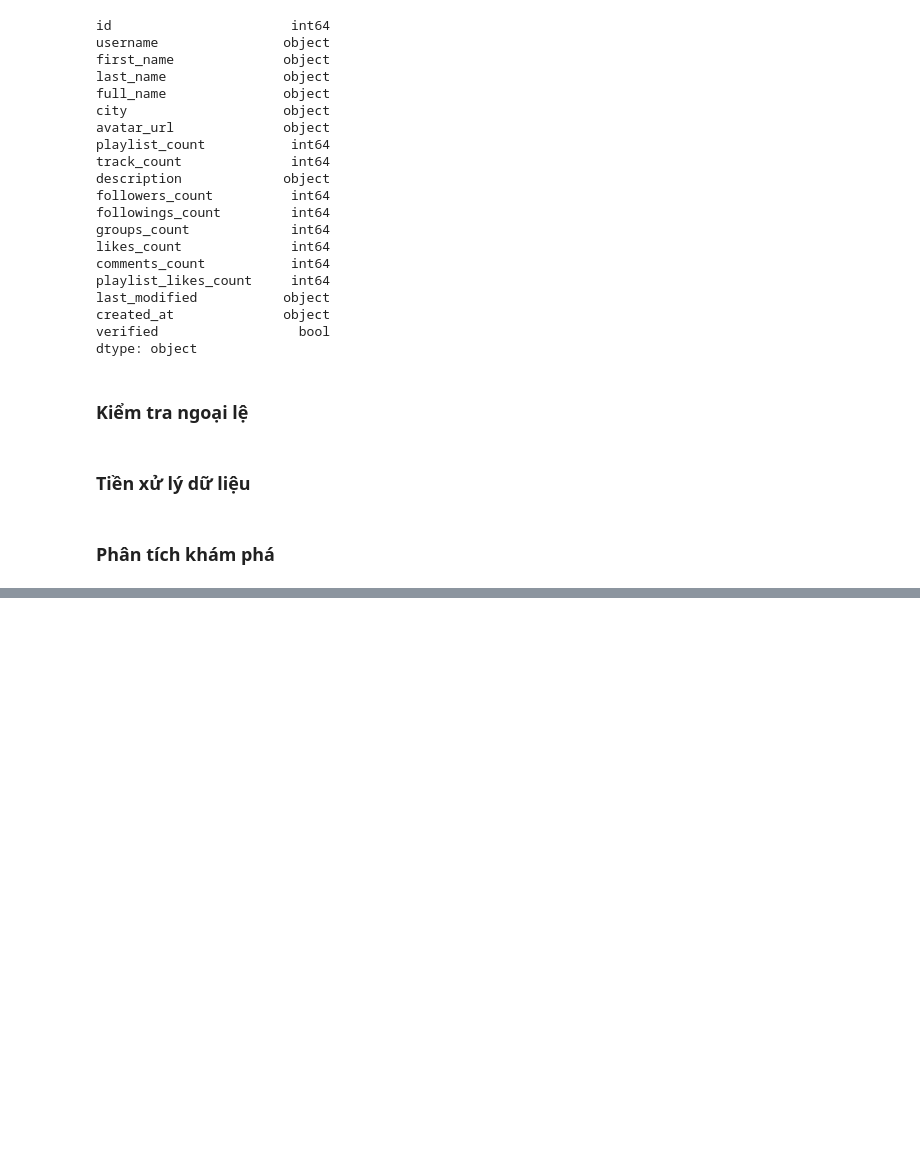
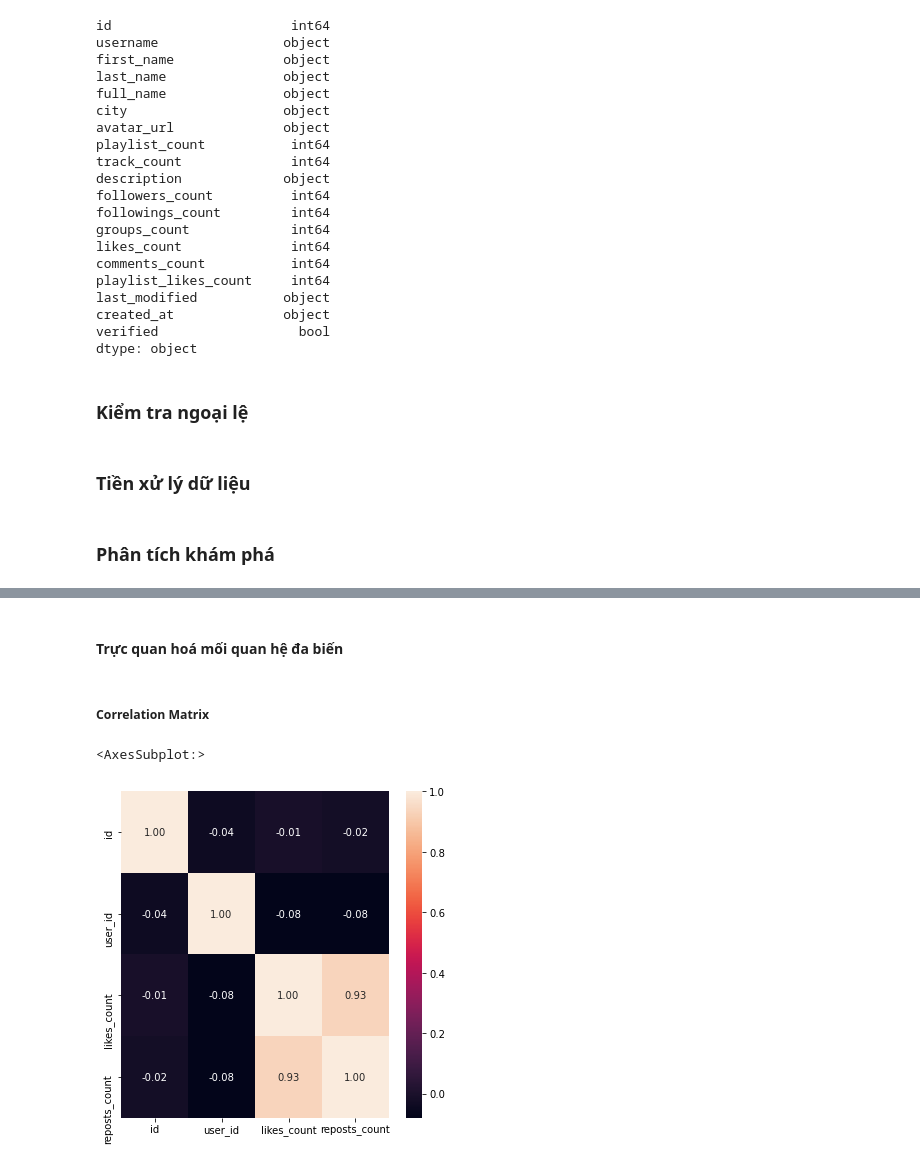
Before and after one commit to owfdataboy/DS-Project02, a Jupyter notebook: project02.ipynb, the cells around one changed output, grey strips where cells are left out. Cells and saved outputs as stored; diff of their text form; code cells hidden in the pictures; blank space fills up the shorter version.

```diff
--- a/project02.ipynb
+++ b/project02.ipynb
@@ -47,7 +51,7 @@ users_file = './Api_data/users.csv'
 <br>
 Đọc dữ liệu dưới dạng DataFrame
 # %%
-df_playlist = pd.read_csv(playlists_file, delimiter='\t')
+df_playlists = pd.read_csv(playlists_file, delimiter='\t')
 df_tracks = pd.read_csv(tracks_file, delimiter='\t')
 df_users= pd.read_csv(users_file, delimiter='\t')
 # %% [markdown]
@@ -249,0 +254,11 @@ format_empty_vals(df_users)
+# %% [markdown]
+#### Trực quan hoá mối quan hệ đa biến <a class="anchor" id="c352"></a>
+# %% [markdown]
+##### Correlation Matrix <a class="anchor" id="c3521"></a>
+# %%
+fig = plt.figure(figsize=(6,6))
+corr = df_playlists.select_dtypes(include = ['float64', 'int64']).corr()
+sns.heatmap(corr, annot = True, fmt = '.2f')
+# %% [output]
+<AxesSubplot:>
+[figure, added]
```
Also changed, not shown: parts of 12 cells of this notebook.
